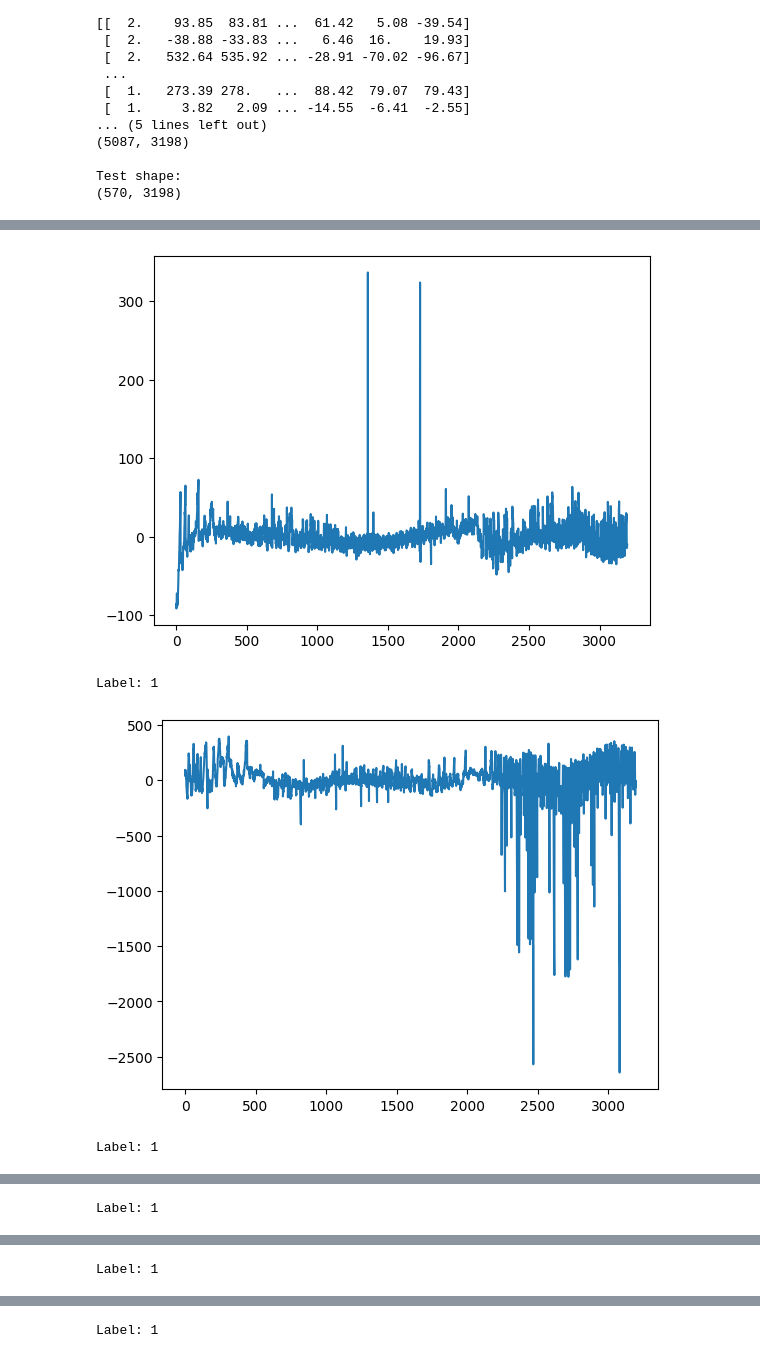
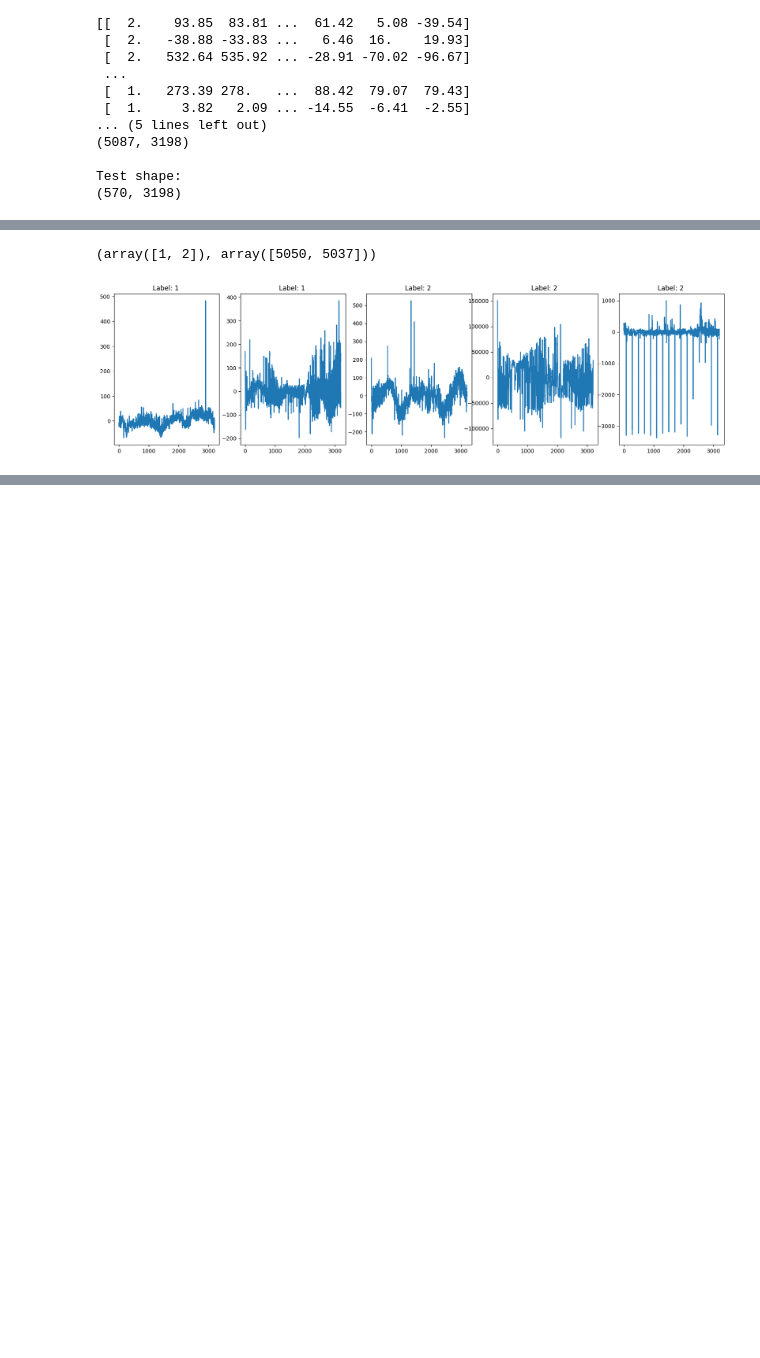
Before and after one commit to EfJot314/PlanetDetection, a Jupyter notebook: detection.ipynb, the cells around one changed output, grey strips where cells are left out. Saved outputs shown, nothing was run; the diff lists cells and outputs as text; code cells hidden in the pictures; blank space fills up the shorter version.

Commit message:
Oversampling done

```diff
--- a/detection.ipynb
+++ b/detection.ipynb
@@ -58,15 +72,33 @@ X_test, y_test = np.delete(test_data, 0, axis=1), np.take(test_data, 0, axis=1).
+# %%
+#oversampling
+n_over = 5000
+X_over = np.array([X_train[ind] for ind in np.random.choice(planet_indexes, n_over)])
+y_over = np.array([2 for _ in range(n_over)])
+# %%
+#concatenate original data with oversampled data
+X_train, y_train = np.concatenate((X_train, X_over)), np.concatenate((y_train, y_over))
+# %%
+#shuffle new datasets
+permutation = np.random.permutation(len(y_train))
+X_train, y_train = X_train[permutation], y_train[permutation]
+# %%
+#check if dataset is unbalanced...
+print(np.unique(y_train, return_counts=True))
+#...and it is not c:
+# %% [output]
+(array([1, 2]), array([5050, 5037]))
 # %%
 def show_charts(X, y, indexes, show_labels=False):
-    for index in indexes:
-        plt.plot(X[index])
-        plt.show()
-        print(f"Label: {y[index]} {"(Planet(s) probably exists)" if y[index] > 0 and show_labels else "(No planets)" if show_labels else ""}")
+    fig, axes = plt.subplots(1, len(indexes), figsize=(20, 5))
+    for i in range(len(indexes)):
+        index = indexes[i]
+        axes[i].plot(X[index])
+        axes[i].set_title(f"Label: {y[index]} {"(Planet(s) probably exists)" if y[index] > 0 and show_labels else "(No planets)" if show_labels else ""}")
+        # print(f"Label: {y[index]} {"(Planet(s) probably exists)" if y[index] > 0 and show_labels else "(No planets)" if show_labels else ""}")
+    plt.show()
 # %%
 #charts
-chart_indexes = [np.random.randint(0, 1000) for _ in range(5)]
+chart_indexes = [np.random.randint(0, 10000) for _ in range(5)]
 show_charts(X_train, y_train, chart_indexes)
 # %% [output]
-[figure, old version]
+[figure, new version]
-Label: 1
-[figure, removed]
-Label: 1
@@ -74 +104,0 @@ Label: 1
-Label: 1
@@ -76 +104,0 @@ Label: 1
-Label: 1
@@ -78 +104,0 @@ Label: 1
-Label: 1
```
Also changed, not shown: parts of 10 cells of this notebook.
